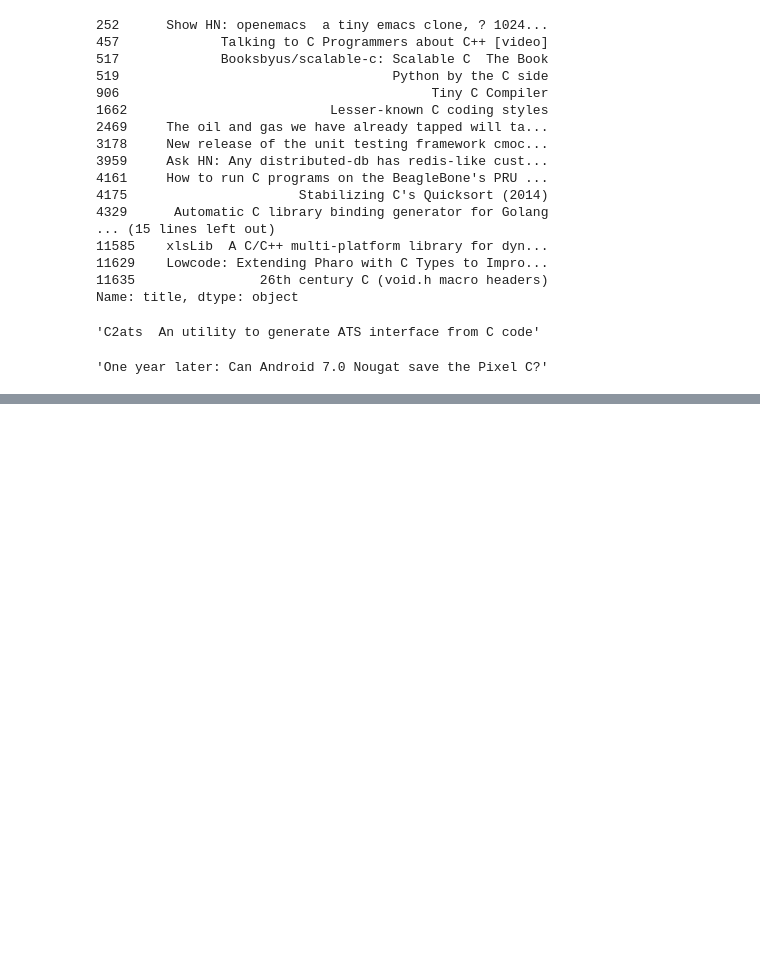
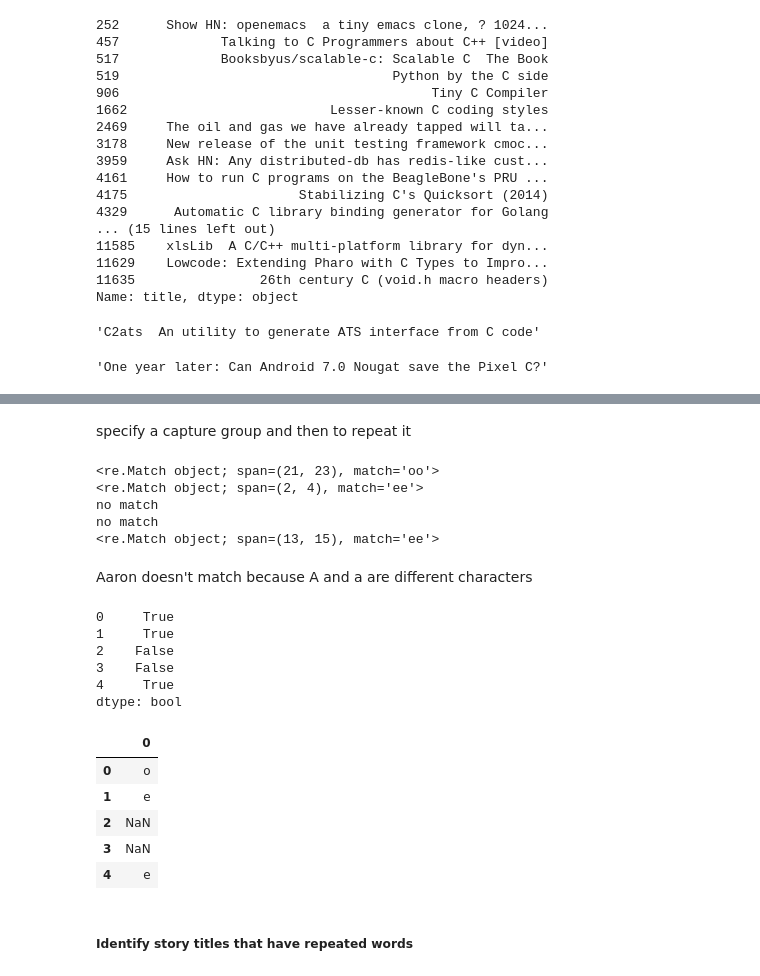
Before and after one commit to Ysbail/MiniProjects, a Jupyter notebook: Hackers News Posts/Regular_Expressions.ipynb, the cells around one changed output, grey strips where cells are left out. Drawn from its saved outputs; the diff is of its cells as text; code cells hidden in the pictures; blank space fills up the shorter version.

```diff
--- a/Hackers News Posts/Regular_Expressions.ipynb
+++ b/Hackers News Posts/Regular_Expressions.ipynb
@@ -658,0 +668,43 @@ c_find[11129]
+# %% [markdown]
+specify a capture group and then to repeat it
+# %%
+test_cases = [
+              "I'm going to read a book.",
+              "Green is my favorite color.",
+              "My name is Aaron.",
+              "No doubles here.",
+              "I have a pet eel."
+             ]
+# %%
+pattern = r'(\w)\1'
+run_test_cases(pattern)
+# %% [output]
+<re.Match object; span=(21, 23), match='oo'>
+<re.Match object; span=(2, 4), match='ee'>
+no match
+no match
+<re.Match object; span=(13, 15), match='ee'>
+# %% [markdown]
+Aaron doesn't match because A and a are different characters
+# %%
+#using pandas
+test_cases = pd.Series(test_cases)
+test_cases.str.contains(pattern)
+# %% [output]
+0     True
+1     True
+2    False
+3    False
+4     True
+dtype: bool
+# %%
+test_cases.str.extract(pattern)
+# %% [output]
+|  | 0 |
+| 0 | o |
+| 1 | e |
+| 2 | NaN |
+| 3 | NaN |
+| 4 | e |
+# %% [markdown]
+##### Identify story titles that have repeated words
```
Also changed, not shown: parts of 34 cells of this notebook.
